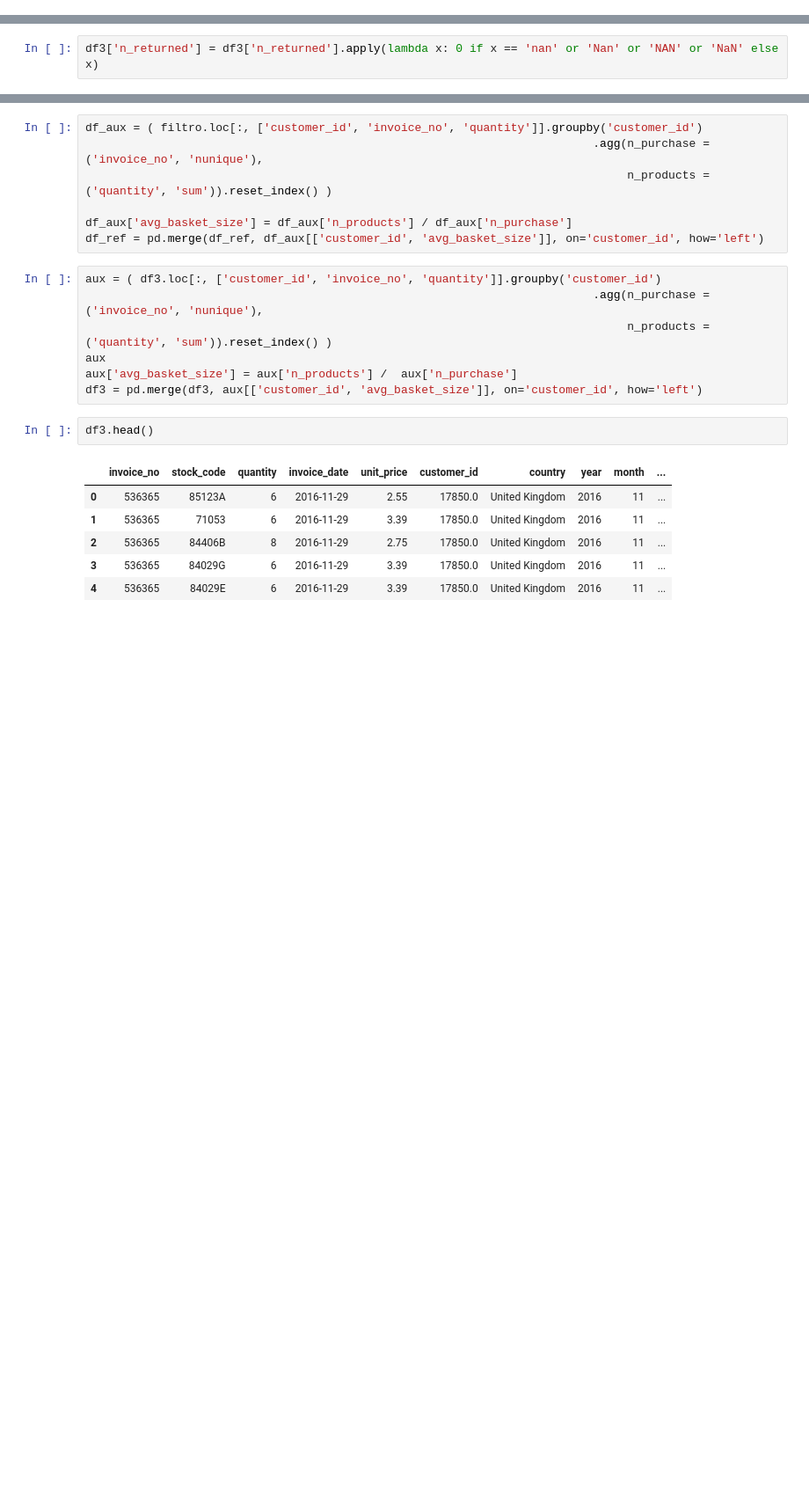
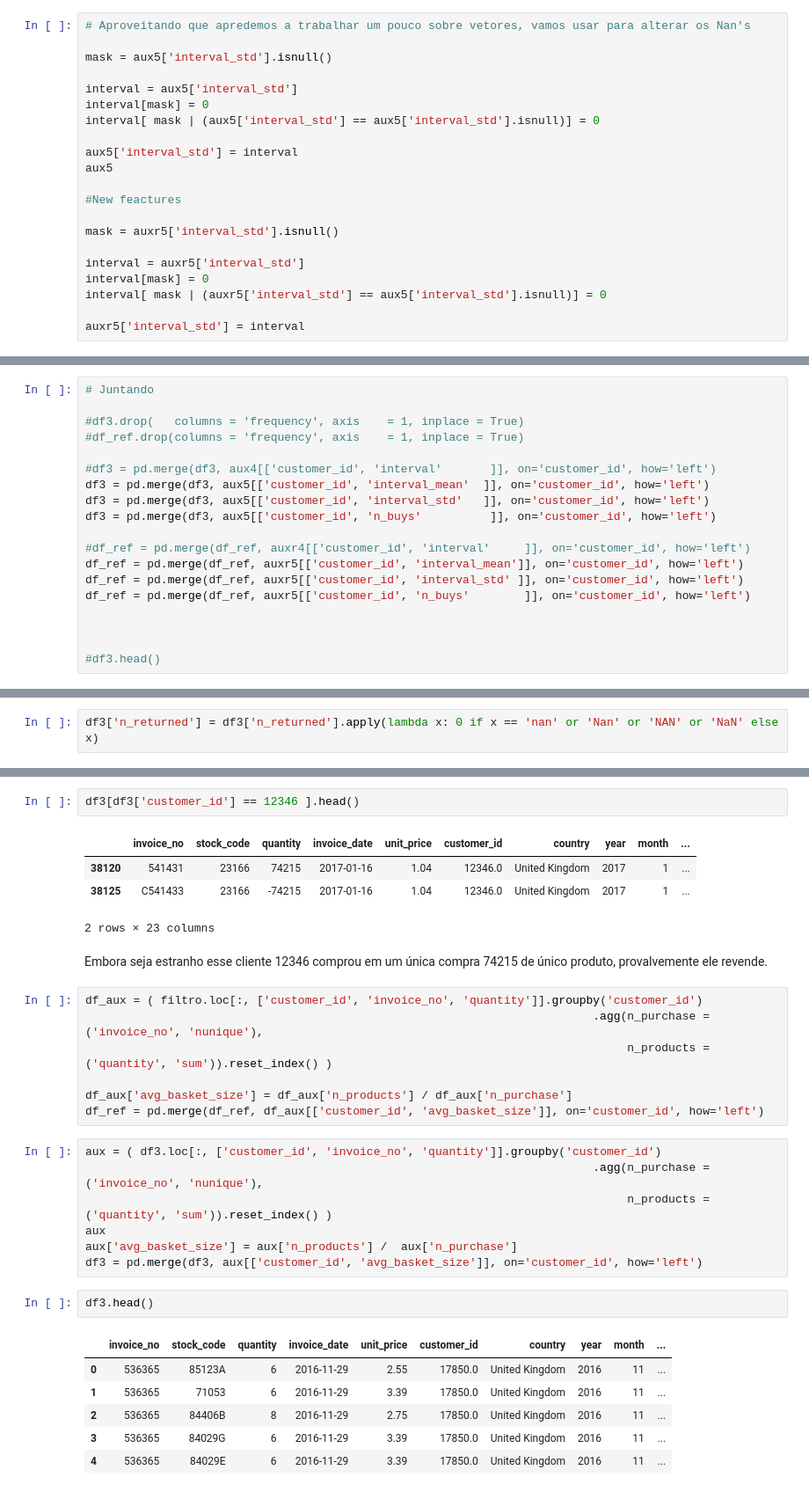
Before and after one commit to antonioorichard/E-commerce_com_Cluster, a Jupyter notebook: pa05.ipynb, the cells around one changed output, grey strips where cells are left out. Shown: that part at 88% size. Drawn from its saved outputs; the diff is of its cells as text; blank space fills up the shorter version.

```diff
--- a/pa05.ipynb
+++ b/pa05.ipynb
@@ -1316,0 +1349,21 @@ dtype: int64
+# %%
+# Aproveitando que apredemos a trabalhar um pouco sobre vetores, vamos usar para alterar os Nan's
+
+mask = aux5['interval_std'].isnull()
+
+interval = aux5['interval_std']
+interval[mask] = 0
+interval[ mask | (aux5['interval_std'] == aux5['interval_std'].isnull)] = 0
+
+aux5['interval_std'] = interval
+aux5
+
+#New feactures
+
+mask = auxr5['interval_std'].isnull()
+
+interval = auxr5['interval_std']
+interval[mask] = 0
+interval[ mask | (auxr5['interval_std'] == aux5['interval_std'].isnull)] = 0
+
+auxr5['interval_std'] = interval
@@ -1316,0 +1404,19 @@ dtype: int64
+# %%
+# Juntando
+
+#df3.drop(   columns = 'frequency', axis    = 1, inplace = True)
+#df_ref.drop(columns = 'frequency', axis    = 1, inplace = True)
+
+#df3 = pd.merge(df3, aux4[['customer_id', 'interval'       ]], on='customer_id', how='left')
+df3 = pd.merge(df3, aux5[['customer_id', 'interval_mean'  ]], on='customer_id', how='left')
+df3 = pd.merge(df3, aux5[['customer_id', 'interval_std'   ]], on='customer_id', how='left')
+df3 = pd.merge(df3, aux5[['customer_id', 'n_buys'          ]], on='customer_id', how='left')
+
+#df_ref = pd.merge(df_ref, auxr4[['customer_id', 'interval'     ]], on='customer_id', how='left')
+df_ref = pd.merge(df_ref, auxr5[['customer_id', 'interval_mean']], on='customer_id', how='left')
+df_ref = pd.merge(df_ref, auxr5[['customer_id', 'interval_std' ]], on='customer_id', how='left')
+df_ref = pd.merge(df_ref, auxr5[['customer_id', 'n_buys'        ]], on='customer_id', how='left')
+
+
+
+#df3.head()
@@ -1363,3 +1536,12 @@ df3['n_returned'] = df3['n_returned'].apply(lambda x: 0 if x == 'nan' or 'Nan' o
+# %%
+df3[df3['customer_id'] == 12346 ].head()
+# %% [output]
+|  | invoice_no | stock_code | quantity | invoice_date | unit_price | customer_id | country | year | month | ... |
+| 38120 | 541431 | 23166 | 74215 | 2017-01-16 | 1.04 | 12346.0 | United Kingdom | 2017 | 1 | ... |
+| 38125 | C541433 | 23166 | -74215 | 2017-01-16 | 1.04 | 12346.0 | United Kingdom | 2017 | 1 | ... |
+2 rows × 23 columns
+# %% [markdown]
+Embora seja estranho esse cliente 12346 comprou em um única compra 74215 de único produto, provalvemente ele revende.
 # %%
 df_aux = ( filtro.loc[:, ['customer_id', 'invoice_no', 'quantity']].groupby('customer_id')
                                                                           .agg(n_purchase = ('invoice_no', 'nunique'),
```
Also changed, not shown: parts of 50 cells of this notebook, 1 other file.
